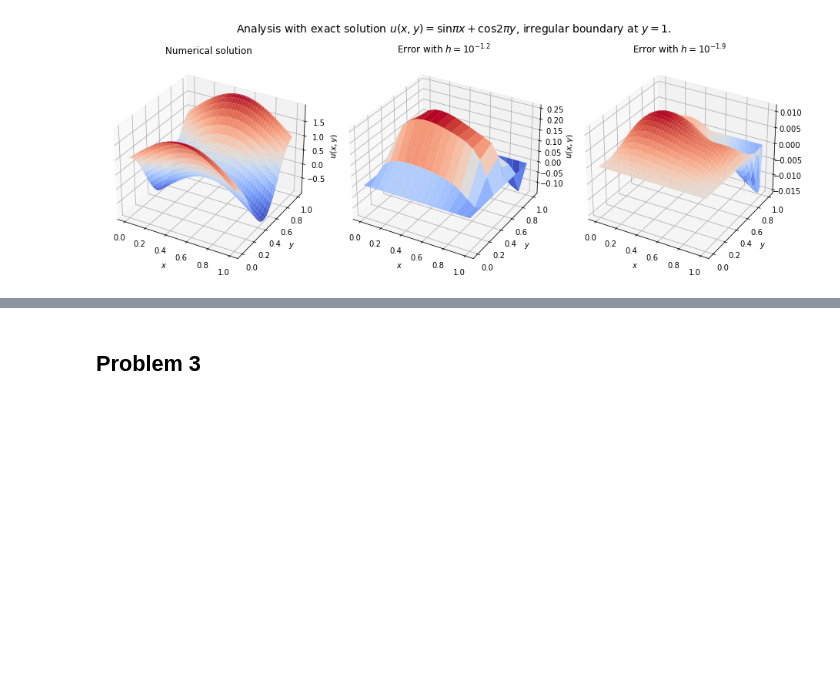
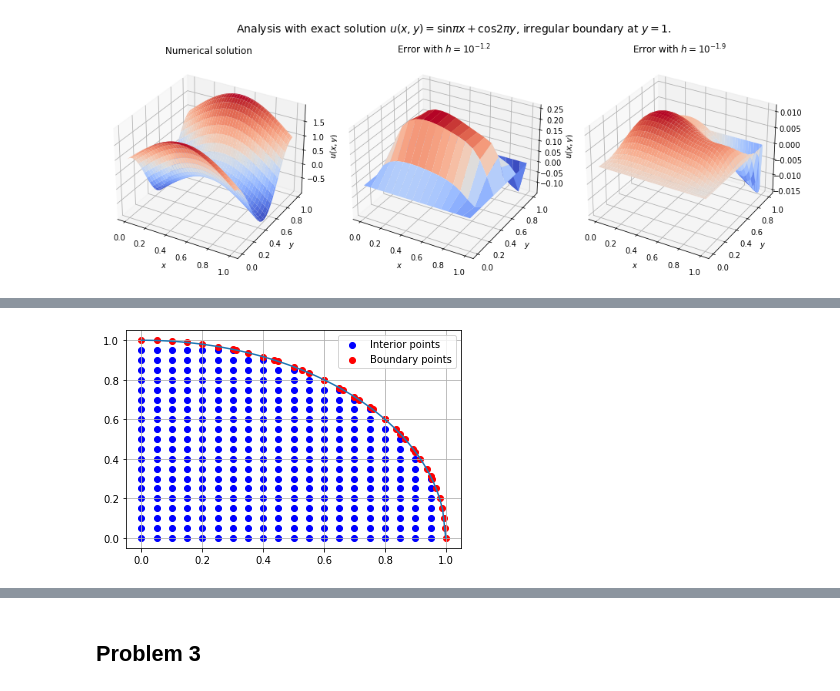
Before and after one commit to ulrikunneberg/numdiffprosj2, a Jupyter notebook: Hele prosjektet.ipynb, the cells around one changed output, grey strips where cells are left out. Saved outputs shown, nothing was run; the diff lists cells and outputs as text; code cells hidden in the pictures; blank space fills up the shorter version.

```diff
--- a/Hele prosjektet.ipynb
+++ b/Hele prosjektet.ipynb
@@ -369,0 +418,32 @@ fig.tight_layout()
+# %%
+#Visualizing the grid
+M = 20
+x_list, y_list, eta_vec = makeInternalgrid(M) #Øker i høyden med rader!
+
+lengths = [len(i) for i in x_list ]
+indx_row = np.zeros(len(lengths), dtype=int) #gives index of first element in given row from the bottom
+for i in range(len(lengths)-1):
+    indx_row[i+1] = indx_row[i] + lengths[i]
+
+
+for i in range(len(x_list)):
+    if i==0:
+        plt.scatter( x_list[i], y_list[i], color="blue", label="Interior points")
+    else:
+        plt.scatter( x_list[i], y_list[i], color="blue")
+
+
+x_curve = np.linspace(0,1,100)
+plt.plot(x_curve, np.sqrt(1 - x_curve**2) )
+
+
+points_UpScheme, points_RightScheme  = makeBoundary(M)
+
+plt.scatter(points_UpScheme[:,0], points_UpScheme[:, 1], color='red', label="Boundary points")
+plt.scatter(points_RightScheme[:,0], points_RightScheme[:, 1], color='red')
+plt.legend()
+plt.savefig('Grid_2.pdf')
+plt.grid()
+plt.show()
+# %% [output]
+[figure, added]
```
Also changed, not shown: parts of 12 cells of this notebook, 3 other files.
